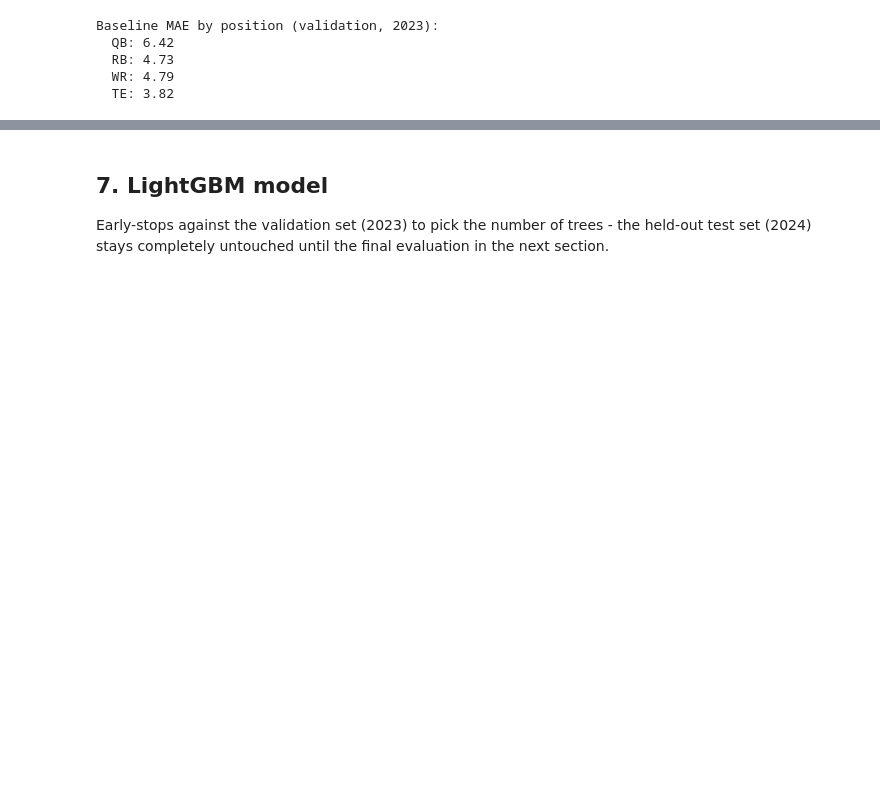
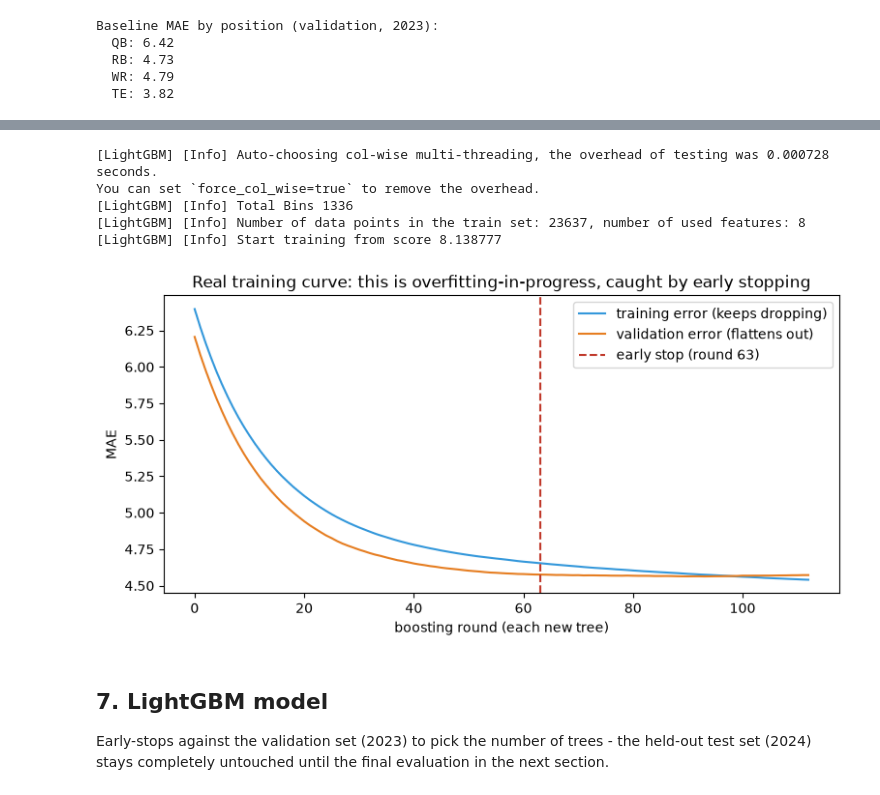
Before and after one commit to khylecalimlim/ESPNFantasyPredictor, a Jupyter notebook: notebooks/02_projection_model.ipynb, the cells around one changed output, grey strips where cells are left out. Cells and saved outputs as stored; diff of their text form; code cells hidden in the pictures; blank space fills up the shorter version.

```diff
--- a/notebooks/02_projection_model.ipynb
+++ b/notebooks/02_projection_model.ipynb
@@ -209,3 +288,39 @@ Baseline MAE by position (validation, 2023):
+# %%
+import lightgbm as lgb
+
+# Diagnostic-only model: identical settings to the real `model` above, but also
+# scored against the *training* set every round so we can plot both curves. Not
+# used for any of the real predictions/evaluation elsewhere in this notebook.
+diagnostic_model = lgb.LGBMRegressor(n_estimators=300, learning_rate=0.05, random_state=42)
+diagnostic_model.fit(
+    train[FEATURE_COLUMNS], train["fantasy_points"],
+    eval_X=(train[FEATURE_COLUMNS], val[FEATURE_COLUMNS]),
+    eval_y=(train["fantasy_points"], val["fantasy_points"]),
+    eval_names=["train", "validation"],
+    eval_metric="mae",
+    callbacks=[lgb.early_stopping(stopping_rounds=50, verbose=False)],
+)
+
+train_curve = diagnostic_model.evals_result_["train"]["l1"]
+val_curve = diagnostic_model.evals_result_["validation"]["l1"]
+stop_at = diagnostic_model.best_iteration_
+
+fig, ax = plt.subplots(figsize=(9, 4))
+ax.plot(train_curve, label="training error (keeps dropping)", color="#3498db")
+ax.plot(val_curve, label="validation error (flattens out)", color="#e67e22")
+ax.axvline(stop_at, color="#c0392b", linestyle="--", label=f"early stop (round {stop_at})")
+ax.set_xlabel("boosting round (each new tree)")
+ax.set_ylabel("MAE")
+ax.set_title("Real training curve: this is overfitting-in-progress, caught by early stopping")
+ax.legend()
+plt.show()
+# %% [output]
+[LightGBM] [Info] Auto-choosing col-wise multi-threading, the overhead of testing was 0.000728 seconds.
+You can set `force_col_wise=true` to remove the overhead.
+[LightGBM] [Info] Total Bins 1336
+[LightGBM] [Info] Number of data points in the train set: 23637, number of used features: 8
+[LightGBM] [Info] Start training from score 8.138777
+[figure, added]
 # %% [markdown]
 ## 7. LightGBM model
 
```
Also changed, not shown: parts of 13 cells of this notebook.
